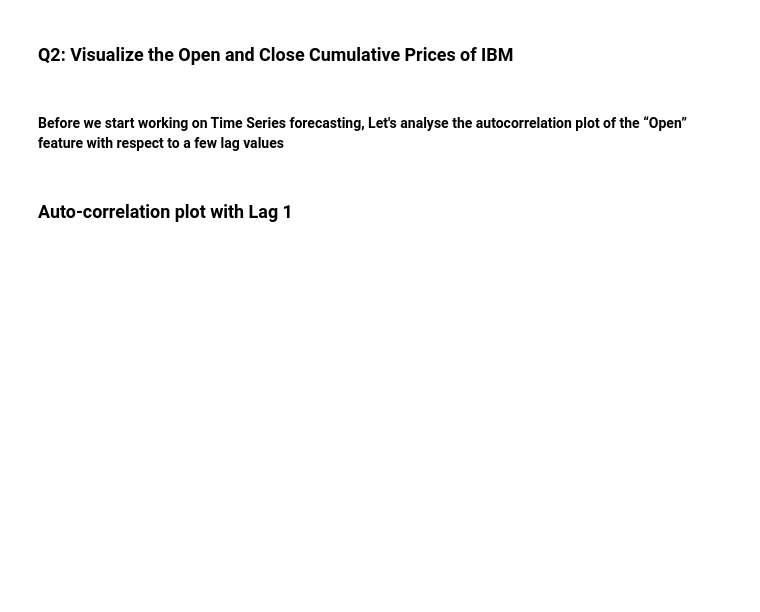
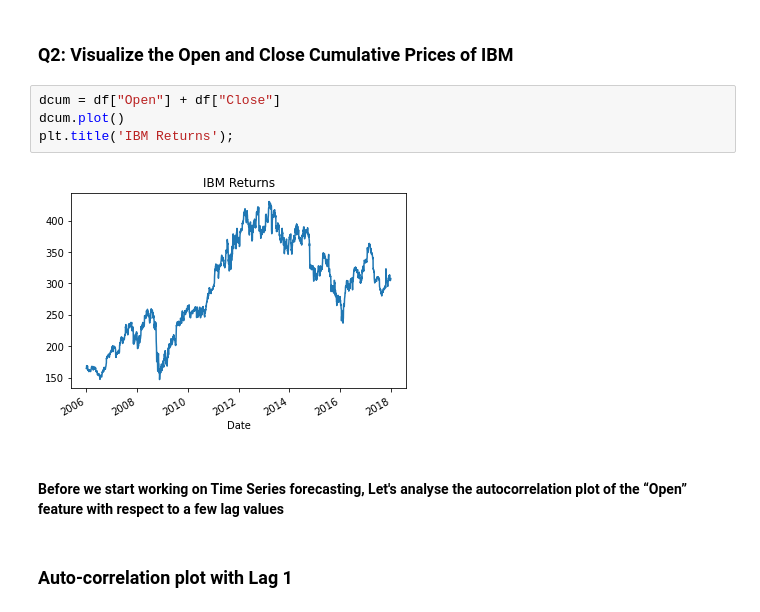
Before and after one commit to ErikaJAlvarado/mec-mini-projects, a Jupyter notebook: mec-18.5.1-time-series-analysis-mini-project/Mini_Project_Time_Series_Forecasting.ipynb, the cells around one changed output. Cells and saved outputs as stored; diff of their text form; blank space fills up the shorter version.

```diff
--- a/mec-18.5.1-time-series-analysis-mini-project/Mini_Project_Time_Series_Forecasting.ipynb
+++ b/mec-18.5.1-time-series-analysis-mini-project/Mini_Project_Time_Series_Forecasting.ipynb
@@ -51,5 +79,11 @@ plt.title('IBM Returns');
 # %% [markdown]
 ### Q2: Visualize the Open and Close Cumulative Prices of IBM
+# %%
+dcum = df["Open"] + df["Close"]
+dcum.plot()
+plt.title('IBM Returns');
+# %% [output]
+[figure, added]
 # %% [markdown]
 ####  Before we start working on Time Series forecasting, Let's analyse the autocorrelation plot of the “Open” feature with respect to a few lag values
 # %% [markdown]
```
Also changed, not shown: parts of 9 cells of this notebook, 1 other file.
